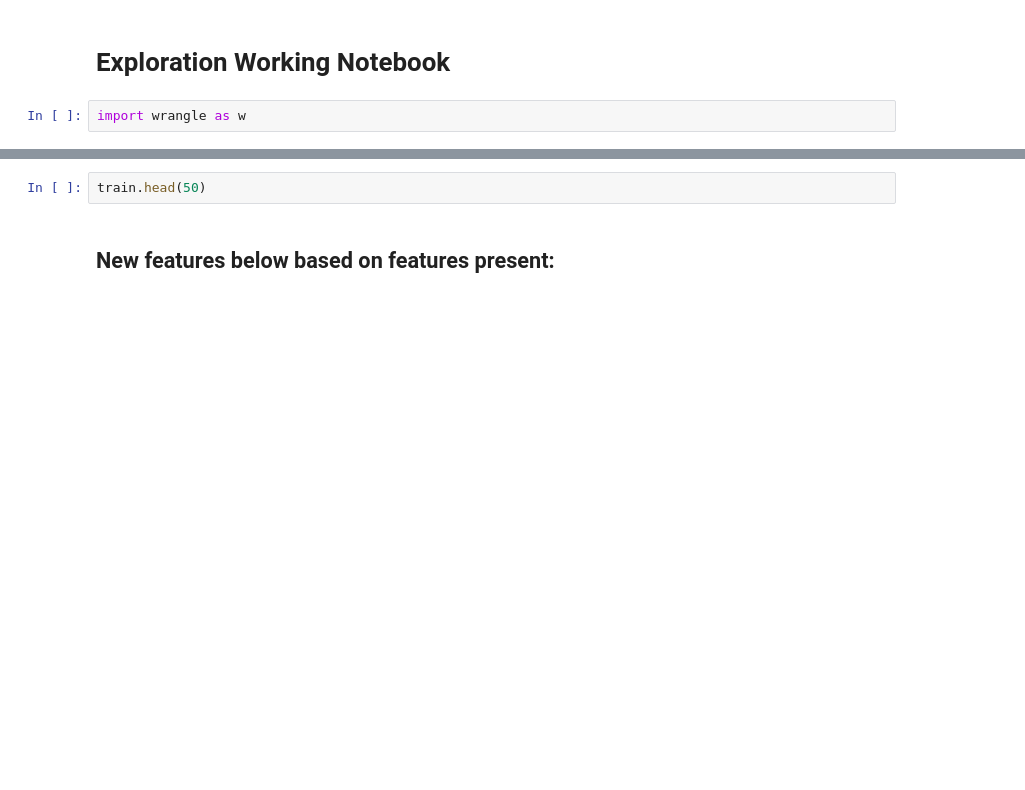
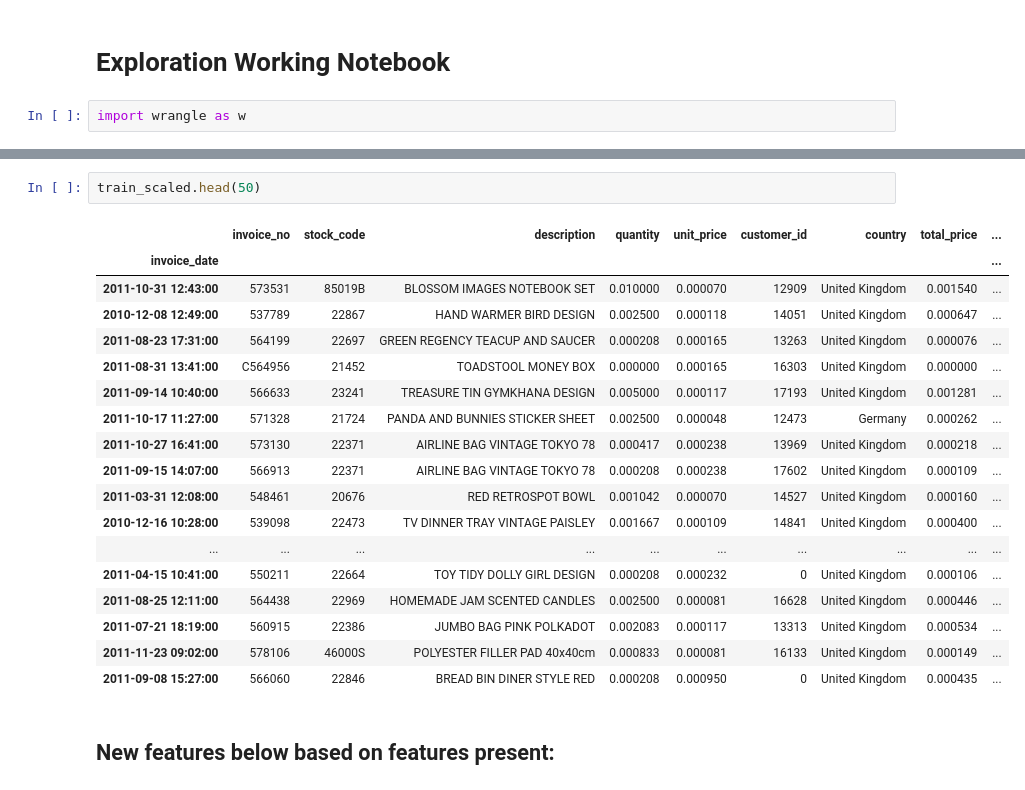
Before and after one commit to Marc-Aradillas/customer-segmentation-project, a Jupyter notebook: exp_working_nb.ipynb, the cells around one changed output, grey strips where cells are left out. Drawn from its saved outputs; the diff is of its cells as text; blank space fills up the shorter version.

```diff
--- a/exp_working_nb.ipynb
+++ b/exp_working_nb.ipynb
@@ -30,5 +92,24 @@ train.describe().T
 # %%
-train.head(50)
+train_scaled.head(50)
+# %% [output]
+|  | invoice_no | stock_code | description | quantity | unit_price | customer_id | country | total_price | ... |
+| invoice_date |  |  |  |  |  |  |  |  | ... |
+| 2011-10-31 12:43:00 | 573531 | 85019B | BLOSSOM IMAGES NOTEBOOK SET | 0.010000 | 0.000070 | 12909 | United Kingdom | 0.001540 | ... |
+| 2010-12-08 12:49:00 | 537789 | 22867 | HAND WARMER BIRD DESIGN | 0.002500 | 0.000118 | 14051 | United Kingdom | 0.000647 | ... |
+| 2011-08-23 17:31:00 | 564199 | 22697 | GREEN REGENCY TEACUP AND SAUCER | 0.000208 | 0.000165 | 13263 | United Kingdom | 0.000076 | ... |
+| 2011-08-31 13:41:00 | C564956 | 21452 | TOADSTOOL MONEY BOX | 0.000000 | 0.000165 | 16303 | United Kingdom | 0.000000 | ... |
+| 2011-09-14 10:40:00 | 566633 | 23241 | TREASURE TIN GYMKHANA DESIGN | 0.005000 | 0.000117 | 17193 | United Kingdom | 0.001281 | ... |
+| 2011-10-17 11:27:00 | 571328 | 21724 | PANDA AND BUNNIES STICKER SHEET | 0.002500 | 0.000048 | 12473 | Germany | 0.000262 | ... |
+| 2011-10-27 16:41:00 | 573130 | 22371 | AIRLINE BAG VINTAGE TOKYO 78 | 0.000417 | 0.000238 | 13969 | United Kingdom | 0.000218 | ... |
+| 2011-09-15 14:07:00 | 566913 | 22371 | AIRLINE BAG VINTAGE TOKYO 78 | 0.000208 | 0.000238 | 17602 | United Kingdom | 0.000109 | ... |
+| 2011-03-31 12:08:00 | 548461 | 20676 | RED RETROSPOT BOWL | 0.001042 | 0.000070 | 14527 | United Kingdom | 0.000160 | ... |
+| 2010-12-16 10:28:00 | 539098 | 22473 | TV DINNER TRAY VINTAGE PAISLEY | 0.001667 | 0.000109 | 14841 | United Kingdom | 0.000400 | ... |
+| ... | ... | ... | ... | ... | ... | ... | ... | ... | ... |
+| 2011-04-15 10:41:00 | 550211 | 22664 | TOY TIDY DOLLY GIRL DESIGN | 0.000208 | 0.000232 | 0 | United Kingdom | 0.000106 | ... |
+| 2011-08-25 12:11:00 | 564438 | 22969 | HOMEMADE JAM SCENTED CANDLES | 0.002500 | 0.000081 | 16628 | United Kingdom | 0.000446 | ... |
+| 2011-07-21 18:19:00 | 560915 | 22386 | JUMBO BAG PINK POLKADOT | 0.002083 | 0.000117 | 13313 | United Kingdom | 0.000534 | ... |
+| 2011-11-23 09:02:00 | 578106 | 46000S | POLYESTER FILLER PAD 40x40cm | 0.000833 | 0.000081 | 16133 | United Kingdom | 0.000149 | ... |
+| 2011-09-08 15:27:00 | 566060 | 22846 | BREAD BIN DINER STYLE RED | 0.000208 | 0.000950 | 0 | United Kingdom | 0.000435 | ... |
 # %% [markdown]
 ## New features below based on features present:
 # %%
```
Also changed, not shown: parts of 17 cells of this notebook, 2 other files.
